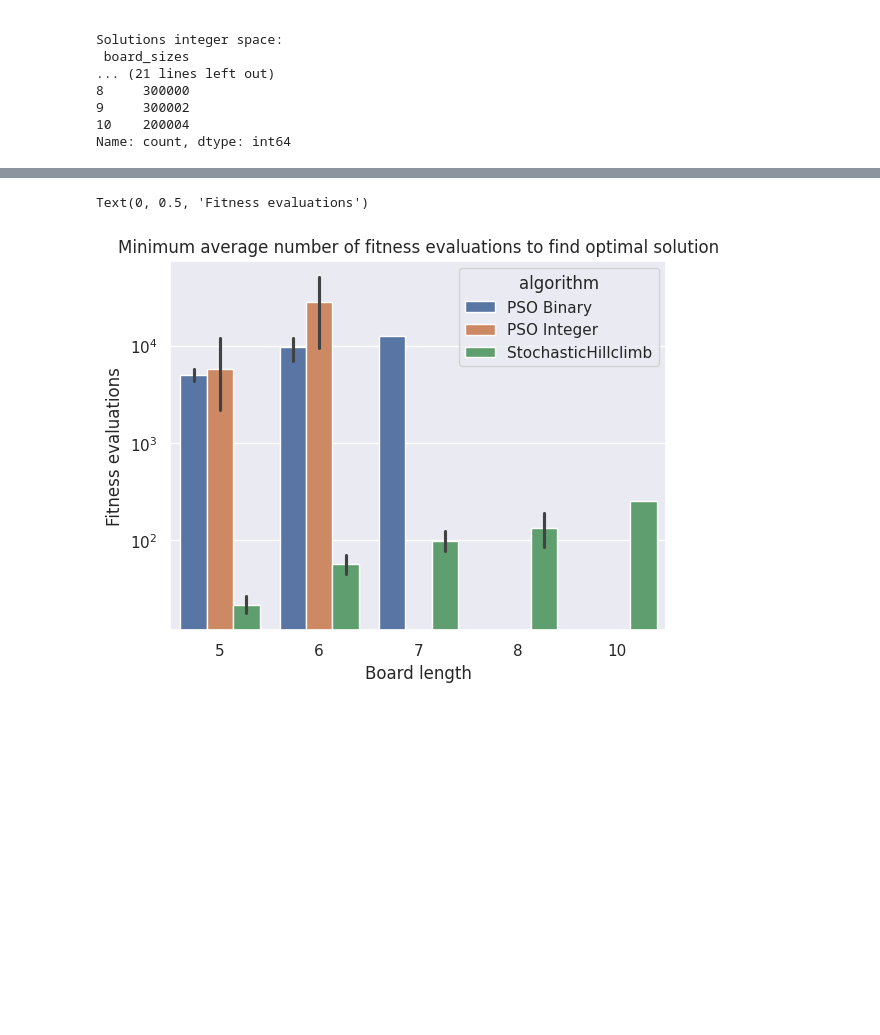
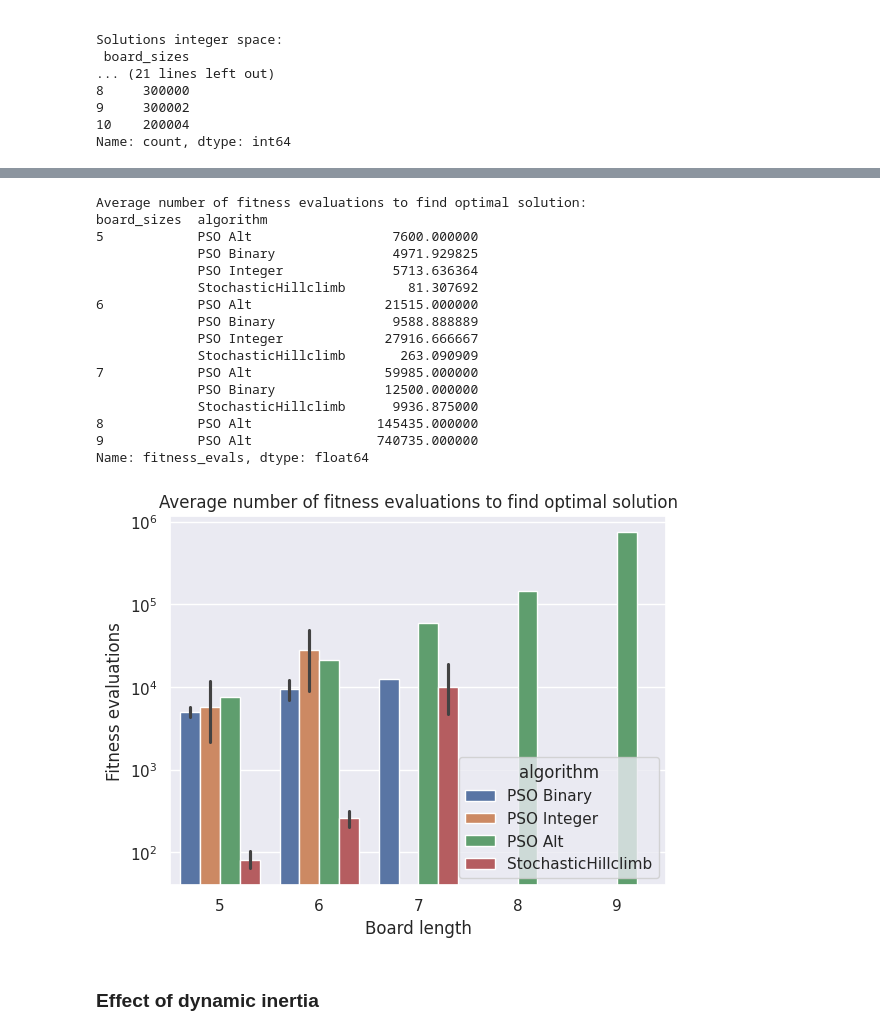
Before and after one commit to franzherm/ecao_cw2, a Jupyter notebook: notebook.ipynb, the cells around one changed output, grey strips where cells are left out. Drawn from its saved outputs; the diff is of its cells as text; code cells hidden in the pictures; blank space fills up the shorter version.

```diff
--- a/notebook.ipynb
+++ b/notebook.ipynb
@@ -563,6 +607,13 @@ def create_dataframe_from_results(algorithm_config, parameter_values_list, metri
 # %% [markdown]
 ### Experimentation config
 # %%
+'''
+The dictionaries below specify the values for each hyperparameter that will be tested.
+All possible combinations of hyperparameter will be explored.
+The last dictionary specifies parameter values that are agnostic towards the used optimisation algorithm.
+'''
+
+
 #run configuration for particle swarm optimisation
 pso_config = {
     "binary_space": [True, False],
@@ -587,11 +638,11 @@ shc_config = {
 
 #meta run config for all experiments
 run_config = {
-    "optimisation_algorithm": [StochasticHillclimb],
-    "algorithm_configs":[shc_config],
+    "optimisation_algorithm": [PSO, StochasticHillclimb, RandomSearch],
+    "algorithm_configs":[pso_config, shc_config, rs_config],
     "board_sizes": [5,6,7,8,9,10],
     "runs_per_experiment": 10,
-    "function_evals_per_run": 100_000,
+    "function_evals_per_run": 100,
     "rng_seed": 111
 }
 # %% [markdown]
@@ -662,6 +711,7 @@ df_rs = pd.read_csv("RandomSearch_results.csv", low_memory=False)
 df_shc = pd.read_csv("StochasticHillclimb_results.csv", low_memory=False)
 df_pso = pd.read_csv("PSO_results.csv", low_memory=False)
 # %%
+#adjusts the datatype of individual columns
 df_rs["penalty_function"] = df_rs["penalty_function"].astype(str)
 df_shc["penalty_function"] = df_shc["penalty_function"].astype(str)
 df_pso["penalty_function"] = df_pso["penalty_function"].astype(str)
@@ -669,6 +719,9 @@ df_pso["penalty_function"] = df_pso["penalty_function"].astype(str)
 df_rs["fitness_function"] = df_rs["fitness_function"].astype(str)
 df_shc["fitness_function"] = df_shc["fitness_function"].astype(str)
 df_pso["fitness_function"] = df_pso["fitness_function"].astype(str)
+
+df_pso.loc[df_pso["binary_space"] == True,"algorithm"] = "PSO Binary"
+df_pso.loc[df_pso["binary_space"] == False,"algorithm"] = "PSO Integer"
 # %% [markdown]
 ### Utility functions
 # %%
@@ -749,7 +820,5 @@ Name: count, dtype: int64
 # %%
 sns.set_theme(font_scale=1)
-pso_bin_s["algorithm"] = "PSO Binary"
-pso_int_s["algorithm"] = "PSO Integer"
 combined_df = pd.concat([pso_bin_s, pso_int_s, shc_s, rs_s]).copy()
 
 data =combined_df.groupby(['algorithm','board_sizes', 'experiment', 'run'])['num_knights'].min().reset_index()
@@ -757,4 +826,7 @@ ax = sns.boxplot(x='board_sizes', y='num_knights', data=data, hue='algorithm', s
 ax.set_title("Average minimum number of knights used for solution")
 ax.set_xlabel("Board length")
 ax.set_ylabel("Number of knights")
+
+print("Average minimum number of knights used in (sub-optimal) solutions: ")
+print(data.groupby(["board_sizes","algorithm"])["num_knights"].mean())
 # %% [output]
@@ -799,15 +889,51 @@ Optimal solutions random search:
 # %%
 pso_bin_opt["algorithm"] = "PSO Binary"
 pso_int_opt["algorithm"] = "PSO Integer"
 
+#additional data on quickest solutions for the binary pso algorithm in  https://ieeexplore.ieee.org/document/1554696/citations?tabFilter=papers#citations
+# number of fitness function evaluations was computed by multiplying the given number of iterations by the number of particles (500)
+alt_data = [["PSO Alt", 5, 1, 0, 15.2*500],
+            ["PSO Alt", 6, 1, 0, 43.03*500],
+            ["PSO Alt", 7, 1, 0, 119.97*500],
+            ["PSO Alt", 8, 1, 0, 290.87*500],
+            ["PSO Alt", 9, 1, 0, 1481.47*500]]
+
+
 combined_df = pd.concat([pso_bin_opt, pso_int_opt, shc_opt, rs_opt]).copy()
 
 data =combined_df.groupby(['algorithm','board_sizes', 'experiment', 'run'])['fitness_evals'].min().reset_index()
-ax = sns.barplot(x='board_sizes', y='fitness_evals', data=data, hue='algorithm')
+
+alt_data = pd.DataFrame(alt_data, columns=data.columns)
+
+data = pd.concat([data, alt_data], ignore_index=True)
+
+ax = sns.barplot(x='board_sizes', y='fitness_evals', data=data, hue='algorithm',
+                 hue_order=["PSO Binary", "PSO Integer", "PSO Alt", "StochasticHillclimb"])
+sns.move_legend(ax, "lower right")
 ax.set_yscale("log")
-ax.set_title("Minimum average number of fitness evaluations to find optimal solution")
+ax.set_title("Average number of fitness evaluations to find optimal solution")
 ax.set_xlabel("Board length")
 ax.set_ylabel("Fitness evaluations")
+
+print("Average number of fitness evaluations to find optimal solution: ")
+print(data.groupby(["board_sizes","algorithm"])["fitness_evals"].mean())
 # %% [output]
-Text(0, 0.5, 'Fitness evaluations')
+Average number of fitness evaluations to find optimal solution:
+board_sizes  algorithm
+5            PSO Alt                  7600.000000
+             PSO Binary               4971.929825
+             PSO Integer              5713.636364
+             StochasticHillclimb        81.307692
+6            PSO Alt                 21515.000000
+             PSO Binary               9588.888889
+             PSO Integer             27916.666667
+             StochasticHillclimb       263.090909
+7            PSO Alt                 59985.000000
+             PSO Binary              12500.000000
+             StochasticHillclimb      9936.875000
+8            PSO Alt                145435.000000
+9            PSO Alt                740735.000000
+Name: fitness_evals, dtype: float64
-[figure, old version]
+[figure, new version]
+# %% [markdown]
+### Effect of dynamic inertia
```
Also changed, not shown: parts of 22 cells of this notebook, 1 other file.
